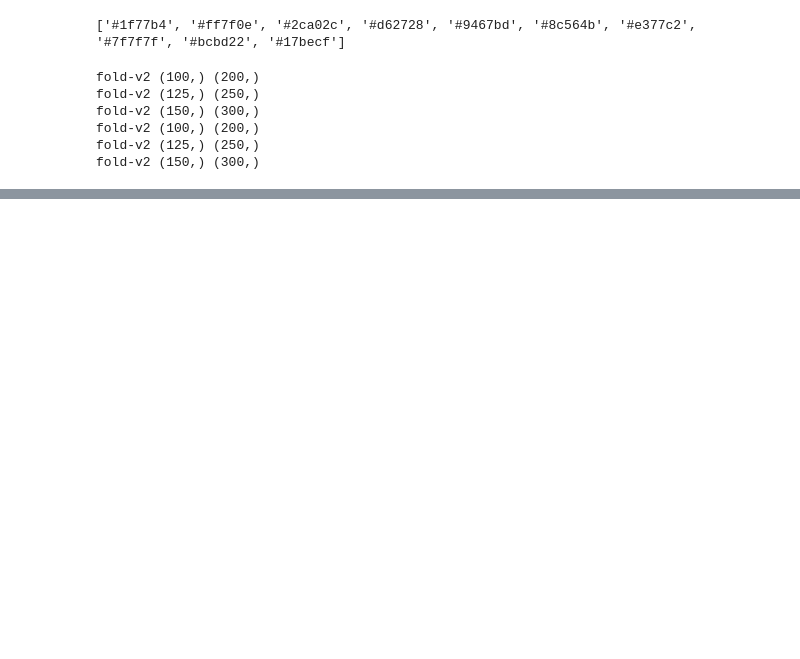
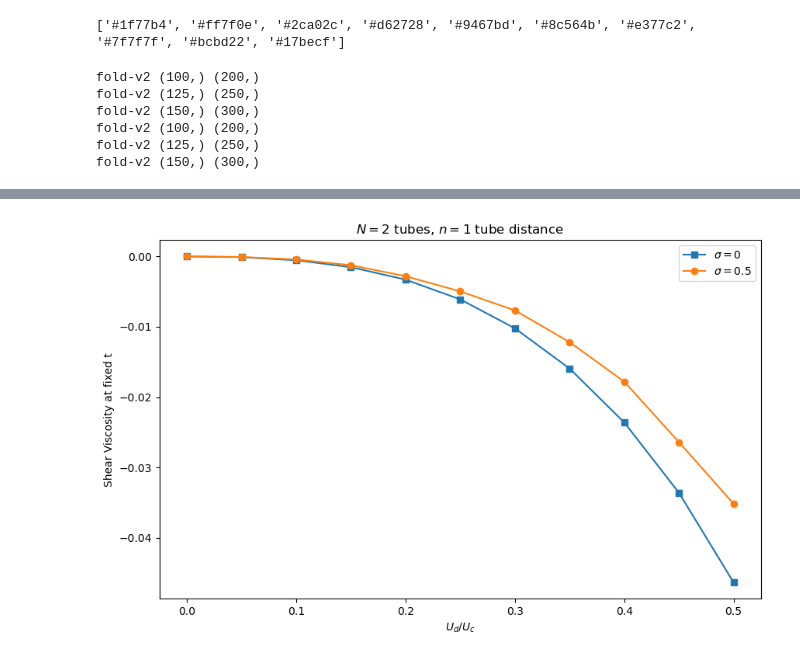
Before and after one commit to ofeypolv/dipbec, a Jupyter notebook: runs.ipynb, the cells around one changed output, grey strips where cells are left out. Drawn from its saved outputs; the diff is of its cells as text; code cells hidden in the pictures; blank space fills up the shorter version.

```diff
--- a/runs.ipynb
+++ b/runs.ipynb
@@ -558,0 +564,47 @@ plt.show()
+# %%
+# viscosity vs Ud/Uc for a fixed Ntubes, sigma, ny and t
+
+Ntubes = 2
+kx_small = 0.1
+kx_large = 2.0
+Uc = 1.0
+Ndisr = 100
+sigma_s = 0
+sigma_l = 0.5
+Nmesh = 100
+ny = Ntubes-1
+t = 1
+
+Udar = np.linspace(0, 0.5, 11)
+kxar = np.linspace(kx_small, kx_large, Nmesh)
+
+def intg(kxar,far):
+    intg = (kxar[-1]-kxar[0])*np.sum(far)/len(kxar)
+    return intg
+
+viscs_ud = []
+viscs_kx = []
+viscl_ud = []
+viscl_kx = []
+
+for Ud in tqdm(Udar):
+    for kx in tqdm(kxar):
+        runs_k = dipolarBEC.dipolarBEC(Ntubes, kx, Uc, Ud, Ndisr, sigma_s)
+        viscs_kx.append( runs_k.visc_k(ny,t) )
+        runl_k = dipolarBEC.dipolarBEC(Ntubes, kx, Uc, Ud, Ndisr, sigma_l)
+        viscl_kx.append( runl_k.visc_k(ny,t) )
+
+    viscs_ud.append( intg(kxar,viscs_kx) )
+    viscl_ud.append( intg(kxar,viscl_kx) )
+
+
+plt.figure(figsize=(10,6))
+plt.xlabel(r"$U_d/U_c$")
+plt.ylabel(r"Shear Viscosity at fixed t")
+plt.plot(Udar, viscs_ud, label=r'$\sigma = {}$'.format(sigma_s),  marker='s')
+plt.plot(Udar, viscl_ud, label=r'$\sigma = {}$'.format(sigma_l), marker='o')
+plt.legend(loc='best')
+plt.title(r"$N = {}$ tubes, $n = {}$ tube distance".format(Ntubes,ny))
+plt.show()
+# %% [output]
+[figure, added]
```
Also changed, not shown: parts of 12 cells of this notebook, 11 other files.
